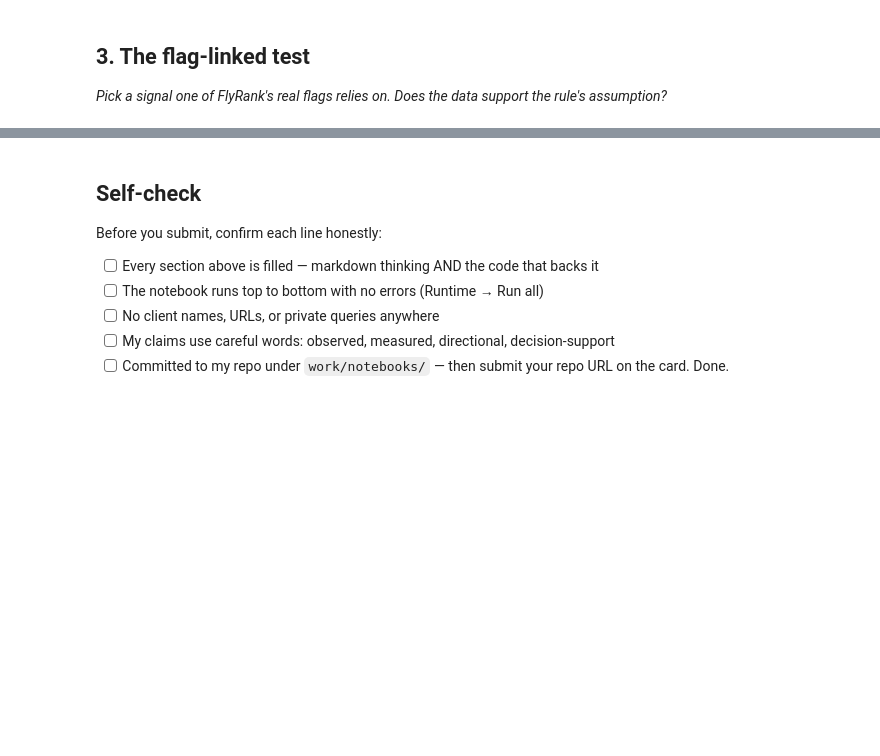
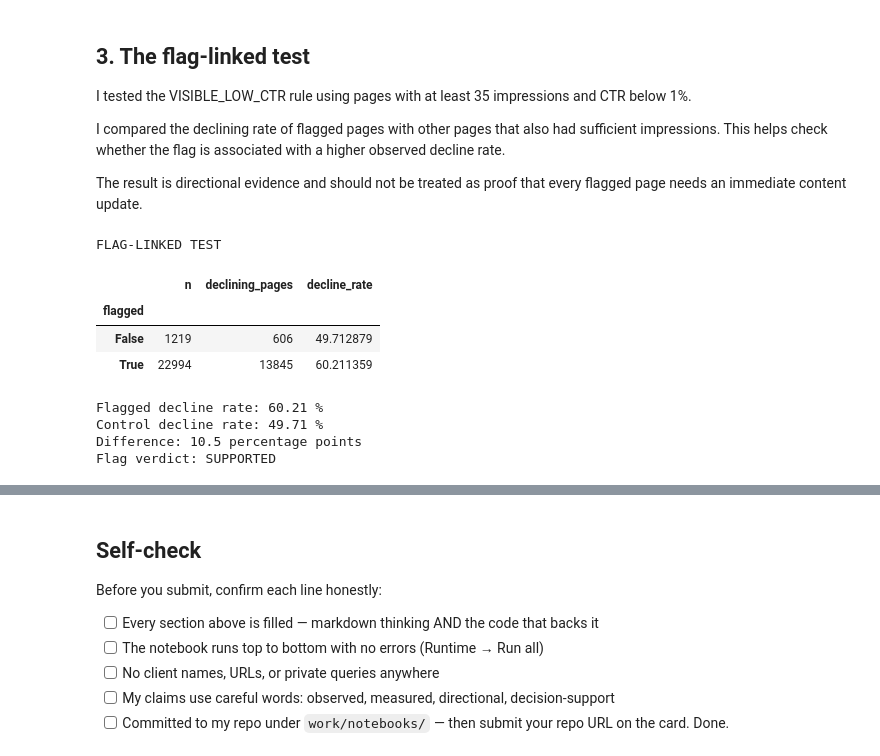
Before and after one commit to mahmarani/flyrank-ml-internship, a Jupyter notebook: work/notebooks/w04_signal_audit.ipynb, the cells around one changed output, grey strips where cells are left out. Saved outputs shown, nothing was run; the diff lists cells and outputs as text; code cells hidden in the pictures; blank space fills up the shorter version.

```diff
--- a/work/notebooks/w04_signal_audit.ipynb
+++ b/work/notebooks/w04_signal_audit.ipynb
@@ -23,10 +271,82 @@ This skeleton is yours to fill. Work the sections **in order** — each one has
 # %% [markdown]
 ## 3. The flag-linked test
 
-*Pick a signal one of FlyRank's real flags relies on. Does the data support the rule's assumption?*
+I tested the VISIBLE_LOW_CTR rule using pages with at least 35 impressions
+and CTR below 1%.
+
+I compared the declining rate of flagged pages with other pages that
+also had sufficient impressions. This helps check whether the flag
+is associated with a higher observed decline rate.
+
+The result is directional evidence and should not be treated as proof
+that every flagged page needs an immediate content update.
 # %%
-# This cell is for CODE (numbers, a query, a check).
-# Write your text answer in the cell ABOVE this one — typing sentences here breaks Run All.
+# Create the flag
+temp = df[
+    ["impressions_90d", "ctr", "trend_direction"]
+].dropna().copy()
+
+# Only consider pages with sufficient visibility
+visible = temp["impressions_90d"] >= 35
+
+# Apply the flag
+temp["flagged"] = (
+    visible & (temp["ctr"] < 1)
+)
+
+# Compare flagged and unflagged visible pages
+temp = temp[visible].copy()
+
+temp["declining"] = (
+    temp["trend_direction"] == "down"
+).astype(int)
+
+flag_test = temp.groupby("flagged").agg(
+    n=("declining", "size"),
+    declining_pages=("declining", "sum"),
+    decline_rate=("declining", "mean")
+)
+
+flag_test["decline_rate"] = (
+    flag_test["decline_rate"] * 100
+)
+
+print("FLAG-LINKED TEST")
+display(flag_test)
+
+# Check sample sizes
+if len(flag_test) == 2 and (flag_test["n"] >= 50).all():
+
+    flagged_rate = flag_test.loc[True, "decline_rate"]
+    control_rate = flag_test.loc[False, "decline_rate"]
+
+    difference = flagged_rate - control_rate
+
+    print("Flagged decline rate:", round(flagged_rate, 2), "%")
+    print("Control decline rate:", round(control_rate, 2), "%")
+    print("Difference:", round(difference, 2), "percentage points")
+
+    if difference > 0:
+        flag_verdict = "SUPPORTED"
+    elif difference < 0:
+        flag_verdict = "NOT SUPPORTED"
+    else:
+        flag_verdict = "NO DIFFERENCE"
+
+else:
+    flag_verdict = "INSUFFICIENT DATA"
+
+print("Flag verdict:", flag_verdict)
+# %% [output]
+FLAG-LINKED TEST
+|  | n | declining_pages | decline_rate |
+| flagged |  |  |  |
+| False | 1219 | 606 | 49.712879 |
+| True | 22994 | 13845 | 60.211359 |
+Flagged decline rate: 60.21 %
+Control decline rate: 49.71 %
+Difference: 10.5 percentage points
+Flag verdict: SUPPORTED
 # %% [markdown]
 ## 4. What this means in practice
 
```
Also changed, not shown: parts of 6 cells of this notebook.
